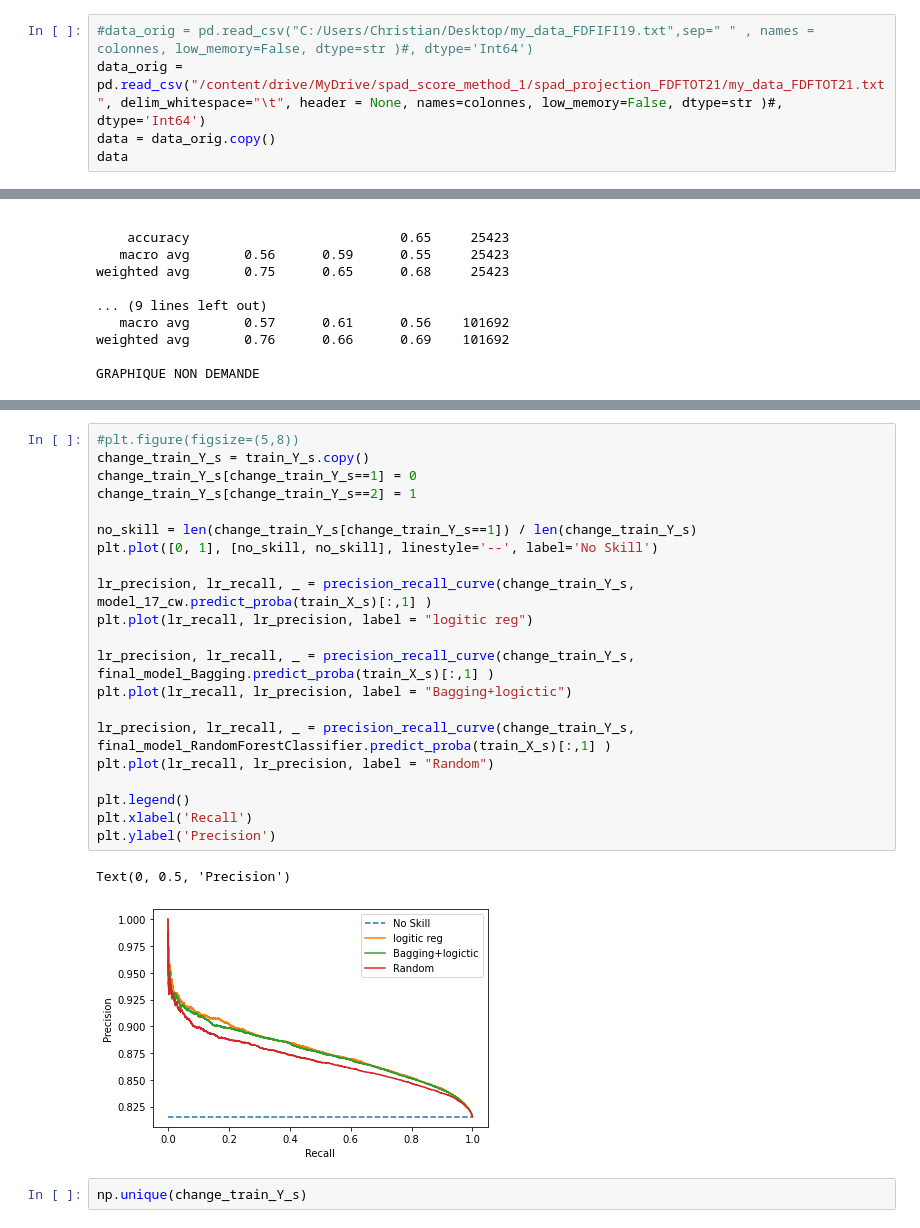
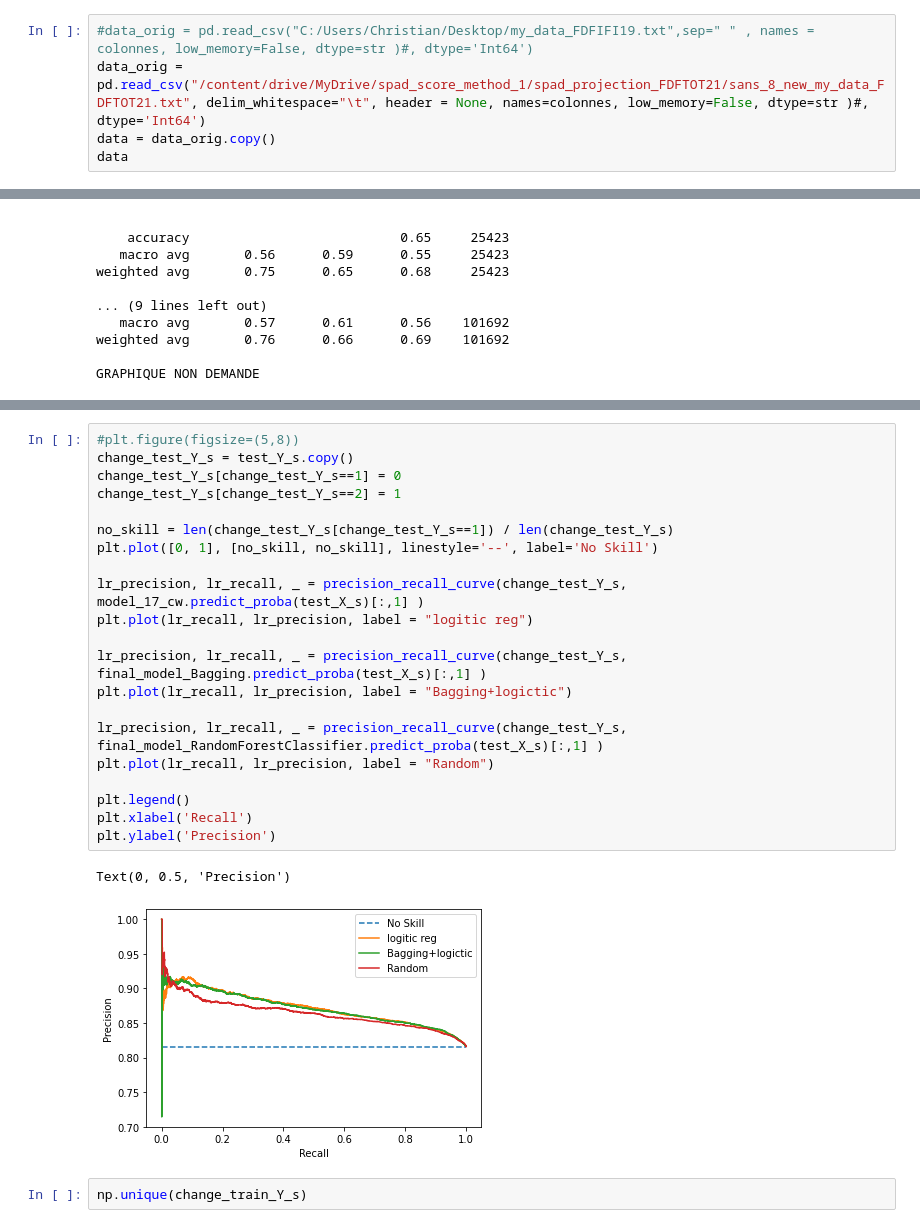
Before and after one commit to christian235711/Predict_models_fdf21, a Jupyter notebook: FDF21_Comparaison.ipynb, the cells around one changed output, grey strips where cells are left out. Drawn from its saved outputs; the diff is of its cells as text.

Commit message:
last test ref plot

```diff
--- a/FDF21_Comparaison.ipynb
+++ b/FDF21_Comparaison.ipynb
@@ -34,7 +53,7 @@ colonnes =(["IDENT", "TypeHabi", "GeoFaz_Scl", "GeoFaz_cl", "ImmoFaz_Scl", "Immo
             "Prenom_effectif", "Potentiel_prenom", "Onoma-Phase_Scl", "Onoma-Phase_CL", "Top_mon"])
 # %%
 #data_orig = pd.read_csv("C:/Users/Christian/Desktop/my_data_FDFIFI19.txt",sep=" " , names = colonnes, low_memory=False, dtype=str )#, dtype='Int64')
-data_orig = pd.read_csv("/content/drive/MyDrive/spad_score_method_1/spad_projection_FDFTOT21/my_data_FDFTOT21.txt", delim_whitespace="\t", header = None, names=colonnes, low_memory=False, dtype=str )#, dtype='Int64')
+data_orig = pd.read_csv("/content/drive/MyDrive/spad_score_method_1/spad_projection_FDFTOT21/sans_8_new_my_data_FDFTOT21.txt", delim_whitespace="\t", header = None, names=colonnes, low_memory=False, dtype=str )#, dtype='Int64')
 data = data_orig.copy()
 data
 # %% [output]
@@ -487,28 +834,28 @@ GRAPHIQUE NON DEMANDE
 [figure]
 # %%
 #plt.figure(figsize=(5,8))
-change_train_Y_s = train_Y_s.copy()
-change_train_Y_s[change_train_Y_s==1] = 0
-change_train_Y_s[change_train_Y_s==2] = 1
+change_test_Y_s = test_Y_s.copy()
+change_test_Y_s[change_test_Y_s==1] = 0
+change_test_Y_s[change_test_Y_s==2] = 1
 
-no_skill = len(change_train_Y_s[change_train_Y_s==1]) / len(change_train_Y_s)
+no_skill = len(change_test_Y_s[change_test_Y_s==1]) / len(change_test_Y_s)
 plt.plot([0, 1], [no_skill, no_skill], linestyle='--', label='No Skill')
 
-lr_precision, lr_recall, _ = precision_recall_curve(change_train_Y_s, model_17_cw.predict_proba(train_X_s)[:,1] )
+lr_precision, lr_recall, _ = precision_recall_curve(change_test_Y_s, model_17_cw.predict_proba(test_X_s)[:,1] )
 plt.plot(lr_recall, lr_precision, label = "logitic reg")
 
-lr_precision, lr_recall, _ = precision_recall_curve(change_train_Y_s, final_model_Bagging.predict_proba(train_X_s)[:,1] )
+lr_precision, lr_recall, _ = precision_recall_curve(change_test_Y_s, final_model_Bagging.predict_proba(test_X_s)[:,1] )
 plt.plot(lr_recall, lr_precision, label = "Bagging+logictic")
 
-lr_precision, lr_recall, _ = precision_recall_curve(change_train_Y_s, final_model_RandomForestClassifier.predict_proba(train_X_s)[:,1] )
+lr_precision, lr_recall, _ = precision_recall_curve(change_test_Y_s, final_model_RandomForestClassifier.predict_proba(test_X_s)[:,1] )
 plt.plot(lr_recall, lr_precision, label = "Random")
 
 plt.legend()
 plt.xlabel('Recall')
 plt.ylabel('Precision')
 # %% [output]
 Text(0, 0.5, 'Precision')
-[figure, old version]
+[figure, new version]
 # %%
 np.unique(change_train_Y_s)
 # %% [output]
```
Also changed, not shown: parts of 25 cells of this notebook.
